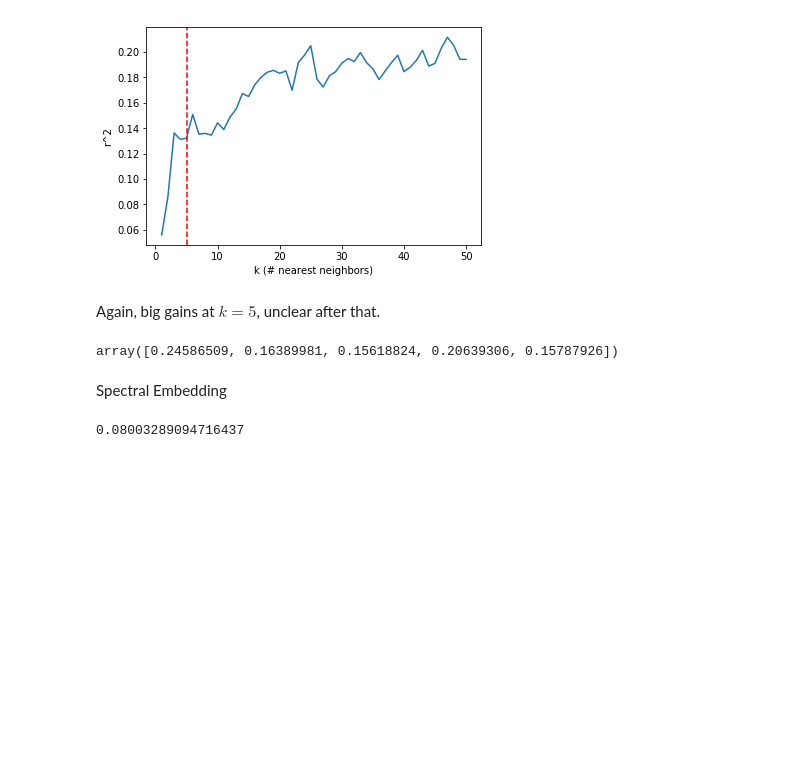
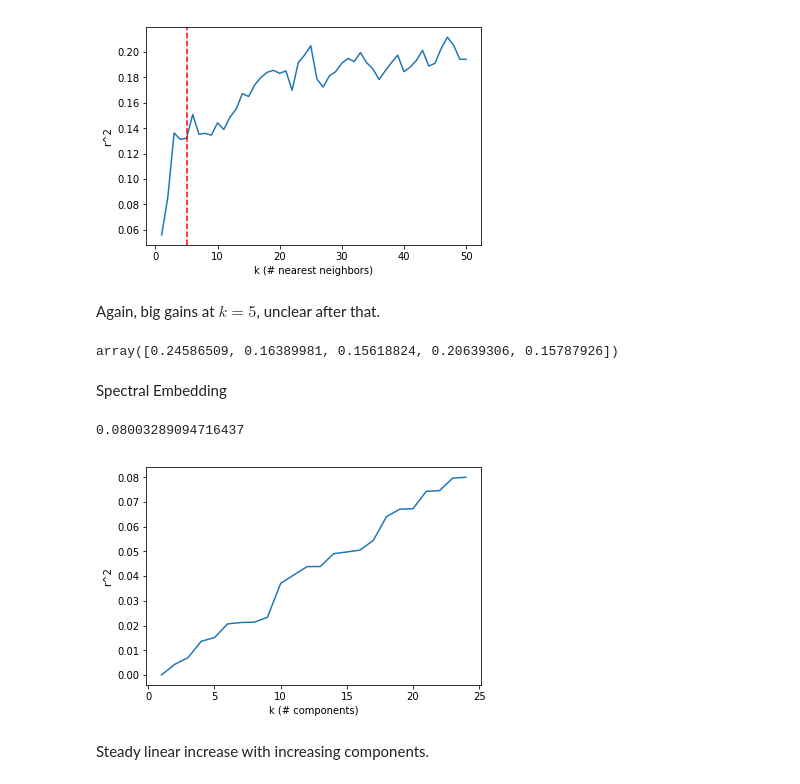
Before and after one commit to jgdenby/PortfolioFactorAnalysis, a Jupyter notebook: PortfolioFactorAnalysis.ipynb, the cells around one changed output. Saved outputs shown, nothing was run; the diff lists cells and outputs as text; code cells hidden in the pictures; blank space fills up the shorter version.

```diff
--- a/PortfolioFactorAnalysis.ipynb
+++ b/PortfolioFactorAnalysis.ipynb
@@ -342,0 +373,10 @@ LinRegression(poly_kpcaZ, y)
+# %%
+k = 20
+gamma = 0.00001
+degree = 2
+KPCA_poly_k20_results = np.zeros(5)
+for i,s in enumerate(stocks.columns):
+    y = stocks[[s]]
+    kpcaZ = pd.DataFrame(KPCA(X_train, X_train, n_components=k, gamma = gamma, kernel = 'poly', degree = degree))
+    KPCA_poly_k20_results[i] = LinRegression(kpcaZ, y)
+print(np.round(KPCA_k20_results,2))
@@ -418,3 +460,20 @@ spectralZ = pd.DataFrame(spectral(X_train, n_components=k_comp, n_neighbors=k_nn
 LinRegression(spectralZ, y)
 # %% [output]
 0.08003289094716437
+# %%
+k_nn= 6
+affinity = 'nearest_neighbors'
+r_2 = np.zeros(24)
+for i in range(1, 25):
+    k_comp=i
+    spectralZ = pd.DataFrame(spectral(X_train, n_components=k_comp, n_neighbors=k_nn, affinity = affinity))
+    r_2[i-1]=LinRegression(spectralZ, y, autocor = 2)
+r_2 = pd.DataFrame(r_2, columns=['r^2'])
+r_2['k'] = range(1,25)
+# %%
+sns.lineplot(x='k',y='r^2',data=r_2);
+plt.xlabel('k (# components)');
+# %% [output]
+[figure, added]
+# %% [markdown]
+Steady linear increase with increasing components.
```
Also changed, not shown: parts of 17 cells of this notebook.
